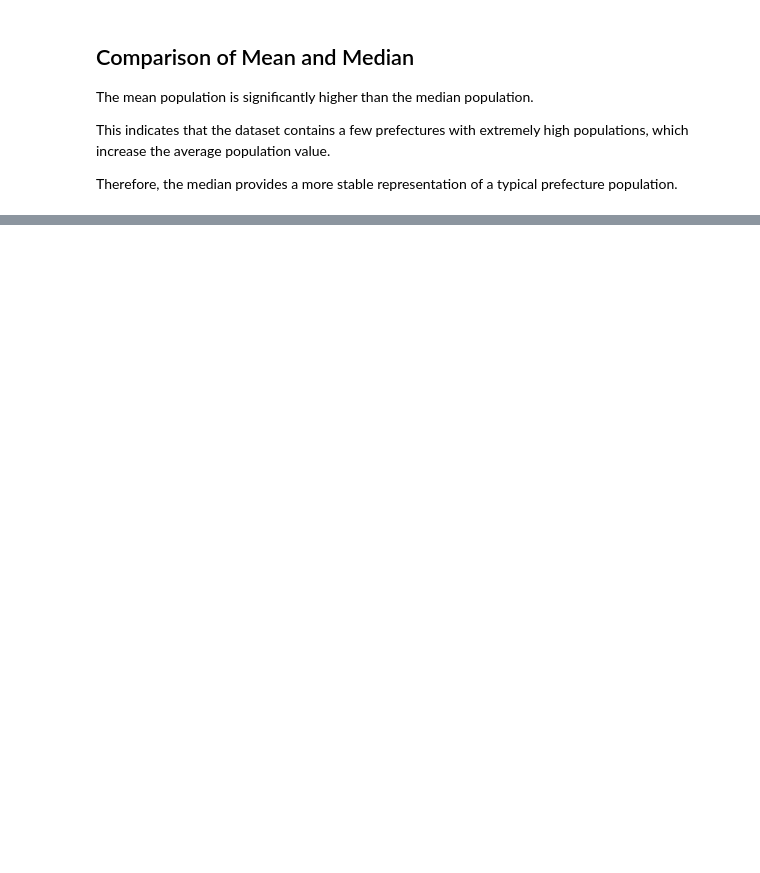
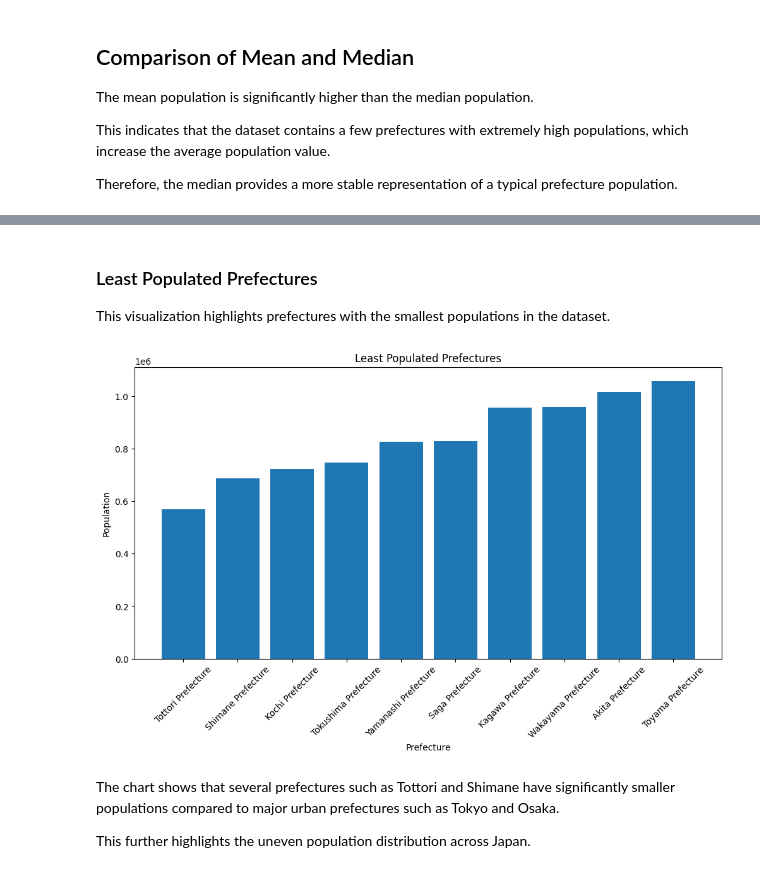
Before and after one commit to Aditya1502-ya/japan-population-analysis, a Jupyter notebook: analysis.ipynb, the cells around one changed output, grey strips where cells are left out. Saved outputs shown, nothing was run; the diff lists cells and outputs as text; code cells hidden in the pictures; blank space fills up the shorter version.

```diff
--- a/analysis.ipynb
+++ b/analysis.ipynb
@@ -155,0 +322,24 @@ Therefore, the median provides a more stable representation of a typical prefect
+# %% [markdown]
+### Least Populated Prefectures
+
+This visualization highlights prefectures with the smallest populations in the dataset.
+# %%
+bottom_10 = df_grouped.sort_values(by='Population').head(10)
+
+plt.figure(figsize=(12,6))
+
+plt.bar(bottom_10['Prefecture'], bottom_10['Population'])
+
+plt.title("Least Populated Prefectures")
+plt.xlabel("Prefecture")
+plt.ylabel("Population")
+
+plt.xticks(rotation=45)
+
+plt.show()
+# %% [output]
+[figure, added]
+# %% [markdown]
+The chart shows that several prefectures such as Tottori and Shimane have significantly smaller populations compared to major urban prefectures such as Tokyo and Osaka.
+
+This further highlights the uneven population distribution across Japan.
```
Also changed, not shown: parts of 24 cells of this notebook.
